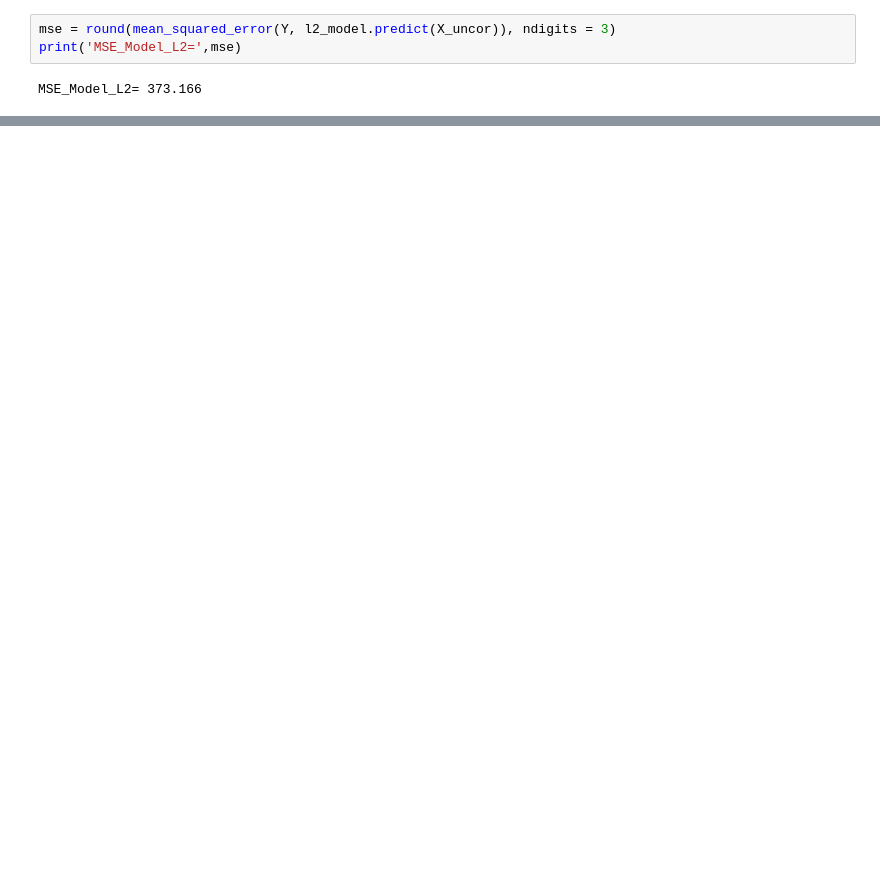
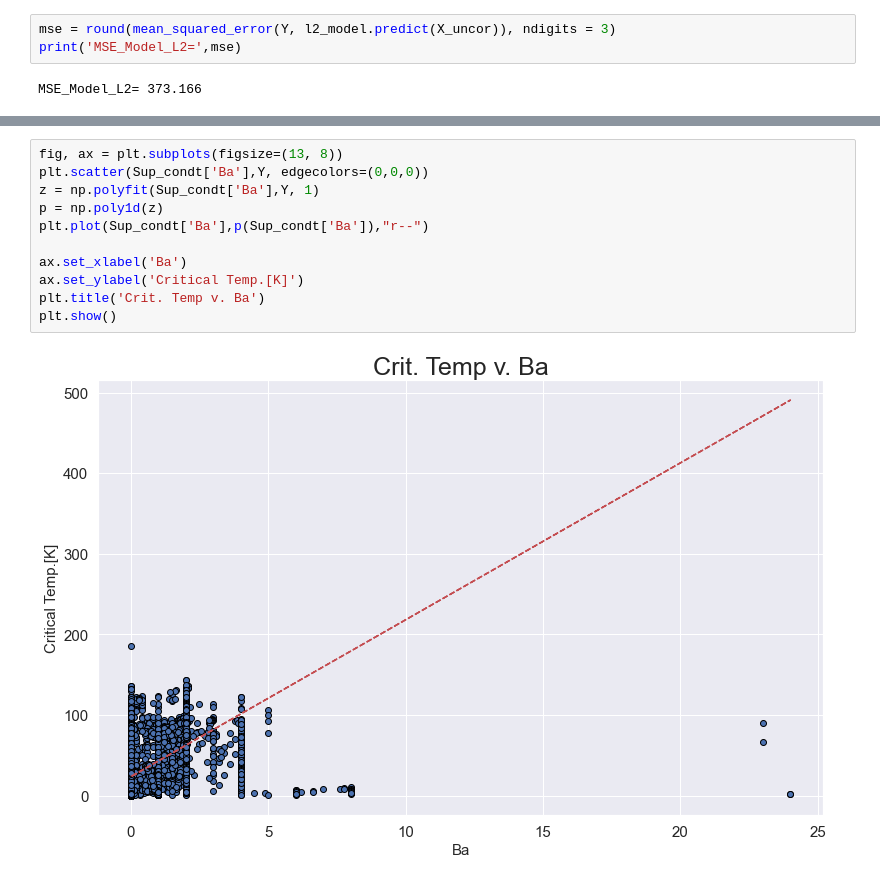
Before and after one commit to VenkataVanga/Quantifying-the-World-DS7333-, a Jupyter notebook: CS#1_SuperConductor/CS#1_SuperConductor_Miller_Kaniti_Vanga.ipynb, the cells around one changed output, grey strips where cells are left out. Saved outputs shown, nothing was run; the diff lists cells and outputs as text; blank space fills up the shorter version.

```diff
--- a/CS#1_SuperConductor/CS#1_SuperConductor_Miller_Kaniti_Vanga.ipynb
+++ b/CS#1_SuperConductor/CS#1_SuperConductor_Miller_Kaniti_Vanga.ipynb
@@ -444,0 +513,13 @@ plt.show()
+# %%
+fig, ax = plt.subplots(figsize=(13, 8))
+plt.scatter(Sup_condt['Ba'],Y, edgecolors=(0,0,0))
+z = np.polyfit(Sup_condt['Ba'],Y, 1)
+p = np.poly1d(z)
+plt.plot(Sup_condt['Ba'],p(Sup_condt['Ba']),"r--")
+
+ax.set_xlabel('Ba')
+ax.set_ylabel('Critical Temp.[K]')
+plt.title('Crit. Temp v. Ba')
+plt.show()
+# %% [output]
+[figure, added]
```
Also changed, not shown: parts of 11 cells of this notebook.
